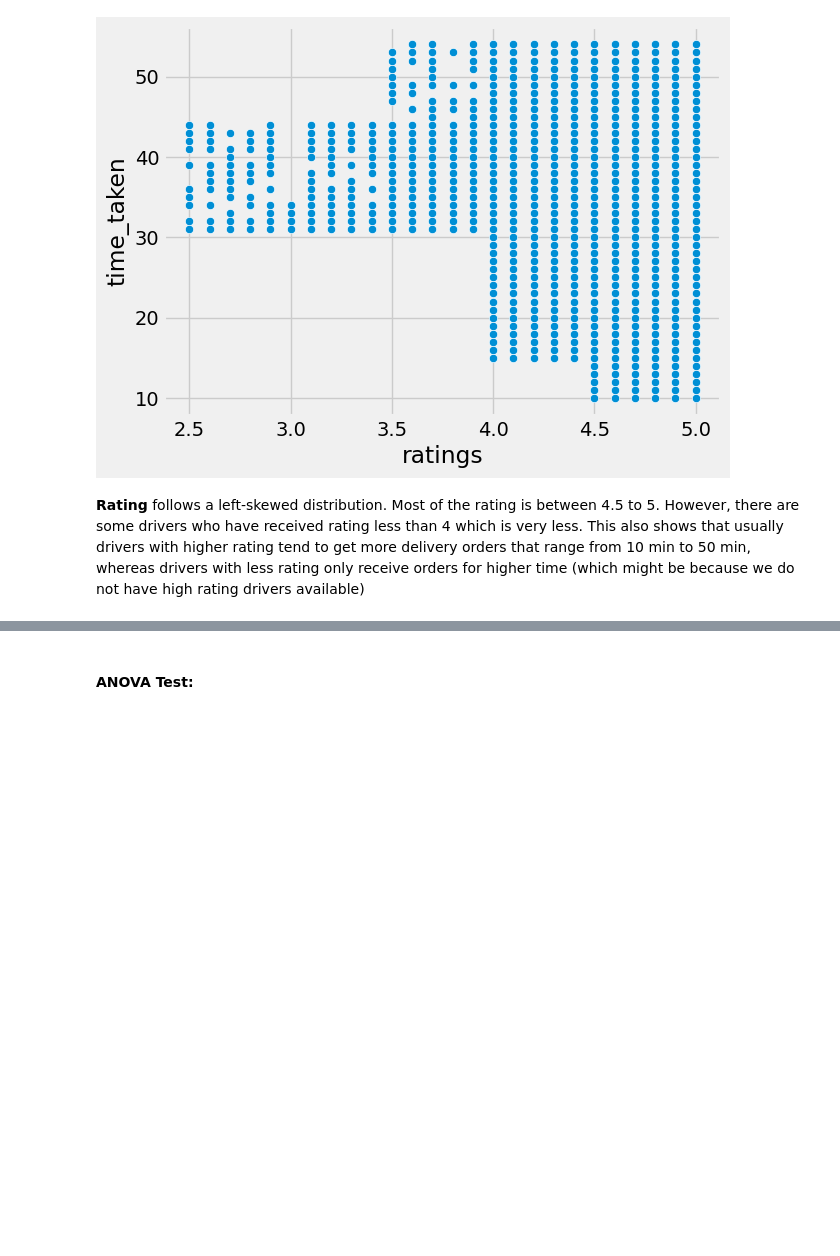
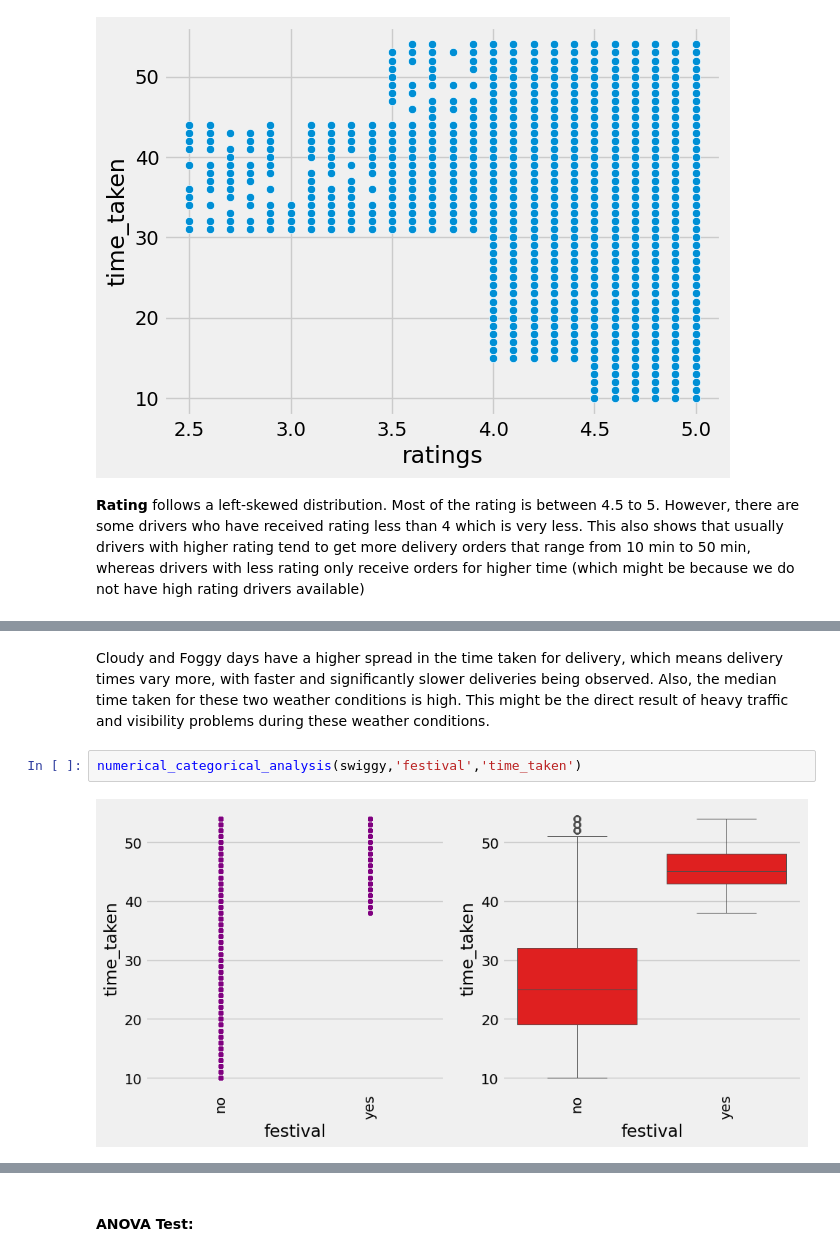
Before and after one commit to Arej02/swiggy_delivery_time_prediction, a Jupyter notebook: notebooks/EDA.ipynb, the cells around one changed output, grey strips where cells are left out. Saved outputs shown, nothing was run; the diff lists cells and outputs as text; blank space fills up the shorter version.

```diff
--- a/notebooks/EDA.ipynb
+++ b/notebooks/EDA.ipynb
@@ -243,0 +281,6 @@ Index(['rider_id', 'age', 'ratings', 'restaurant_latitude',
+# %% [markdown]
+Cloudy and Foggy days have a higher spread in the time taken for delivery, which means delivery times vary more, with faster and significantly slower deliveries being observed. Also, the median time taken for these two weather conditions is high. This might be the direct result of heavy traffic and visibility problems during these weather conditions.
+# %%
+numerical_categorical_analysis(swiggy,'festival','time_taken')
+# %% [output]
+[figure, added]
```
Also changed, not shown: parts of 22 cells of this notebook.
